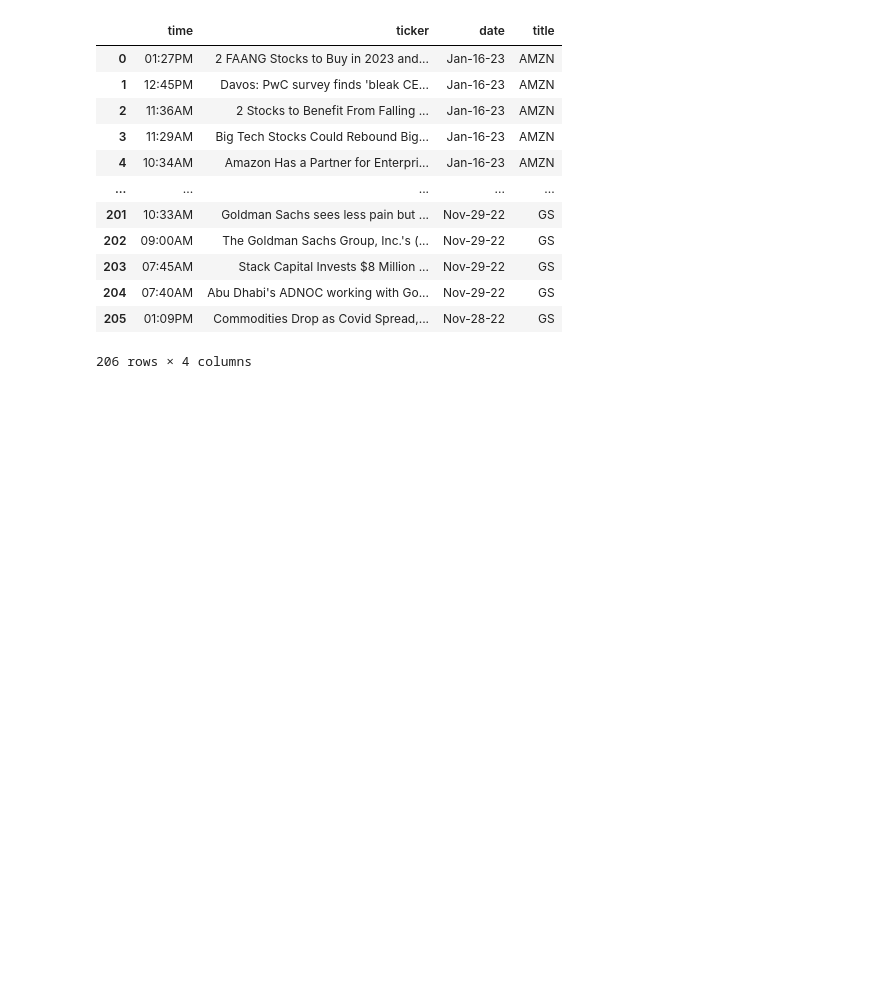
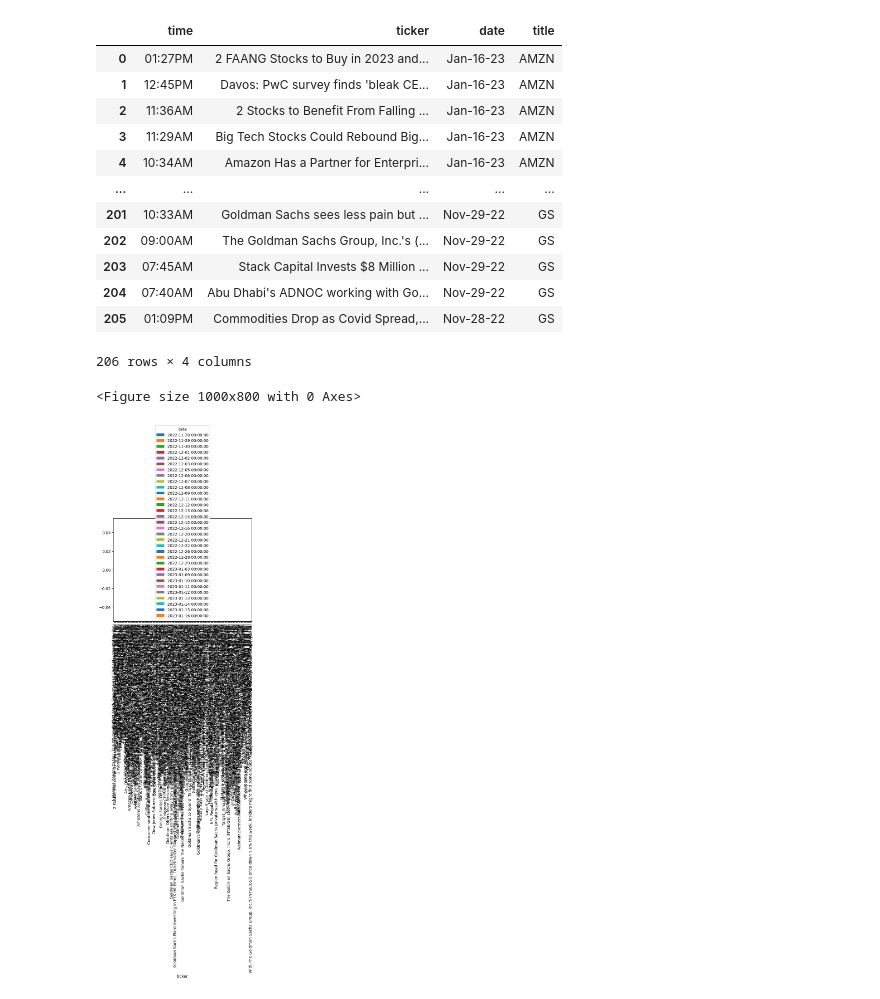
Before and after one commit to msjopyho/SentimentStockAnalysis, a Jupyter notebook: SentimentStocksAnalysisPlayground.ipynb, the cells around one changed output. Cells and saved outputs as stored; diff of their text form; code cells hidden in the pictures; blank space fills up the shorter version.

Commit message:
got code to read sentiment analysis
- attempting plotting (WIP)

```diff
--- a/SentimentStocksAnalysisPlayground.ipynb
+++ b/SentimentStocksAnalysisPlayground.ipynb
@@ -96,3 +96,23 @@ clean_df
 206 rows × 4 columns
 # %%
 clean_df.to_csv('clean_data.csv', index=False)
+data=clean_df
+# %%
+# """apply sentiment analysis"""
+from nltk.sentiment.vader import SentimentIntensityAnalyzer
+
+vader = SentimentIntensityAnalyzer()
+
+f = lambda title: vader.polarity_scores(title)['compound']
+data['compound'] = data['title'].apply(f)
+data['date'] = pd.to_datetime(data['date'])
+
+import matplotlib.pyplot as plt
+plt.figure(figsize=(10,8))
+mean_df = data.groupby(['ticker', 'date']).mean().unstack()
+mean_df = mean_df.xs('compound', axis="columns")
+mean_df.plot(kind='bar')
+plt.show()
+# %% [output]
+<Figure size 1000x800 with 0 Axes>
+[figure, added]
```
